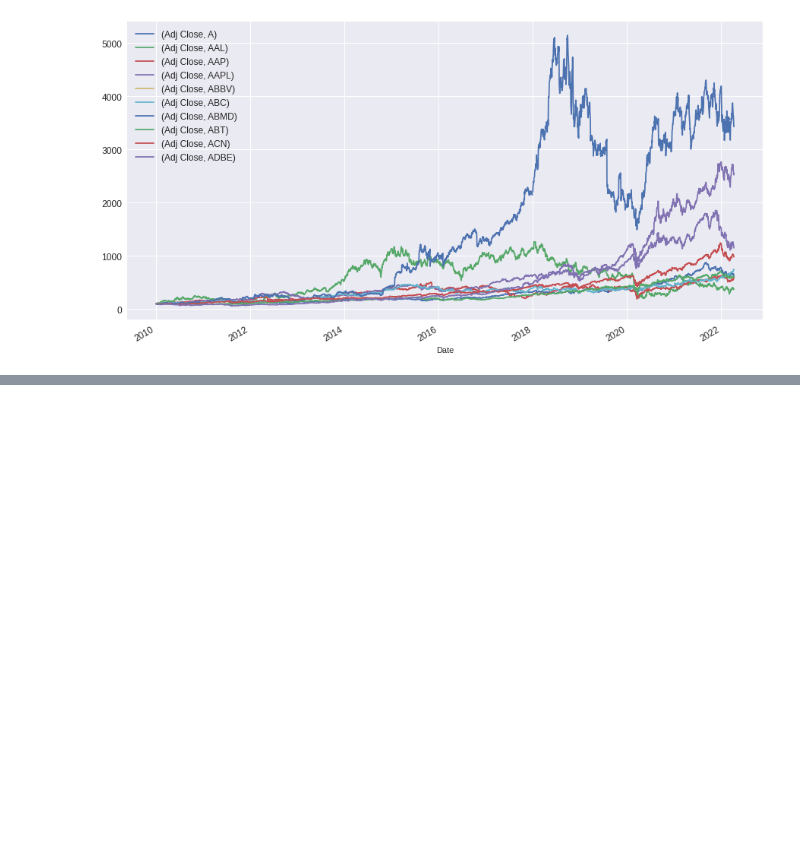
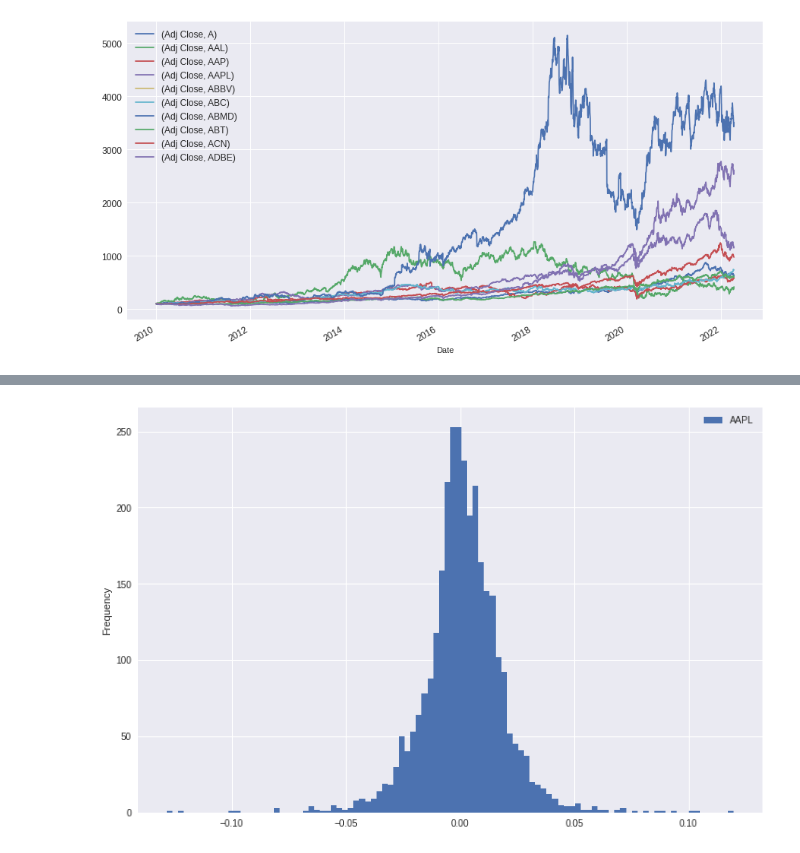
Before and after one commit to salmankhaliq22/Stock-Screener-using-Technical-Analysis-and-Efficient-Frontiers, a Jupyter notebook: 03-Normalizing the stocks data.ipynb, the cells around one changed output, grey strips where cells are left out. Drawn from its saved outputs; the diff is of its cells as text; code cells hidden in the pictures; blank space fills up the shorter version.

```diff
--- a/03-Normalizing the stocks data.ipynb
+++ b/03-Normalizing the stocks data.ipynb
@@ -380 +384,3 @@ aapl
 3097 rows × 5 columns
+# %%
+aapl['% Change 2'] = aapl['AAPL'].pct_change().mul(100)
@@ -380,0 +410,3 @@ aapl
+# %%
+# Lets rename the columns of the DataFrame
+aapl.rename(columns = {'% Change 2':'Change'}, inplace = True)
@@ -380,0 +489,2 @@ aapl
+# %%
+returns = aapl.pct_change().dropna()
@@ -380,0 +502,6 @@ aapl
+# %%
+# Lets plot histogram plot
+returns.plot(kind = 'hist', figsize = (12, 8), bins = 100)
+plt.show()
+# %% [output]
+[figure, added]
```
Also changed, not shown: parts of 35 cells of this notebook.
